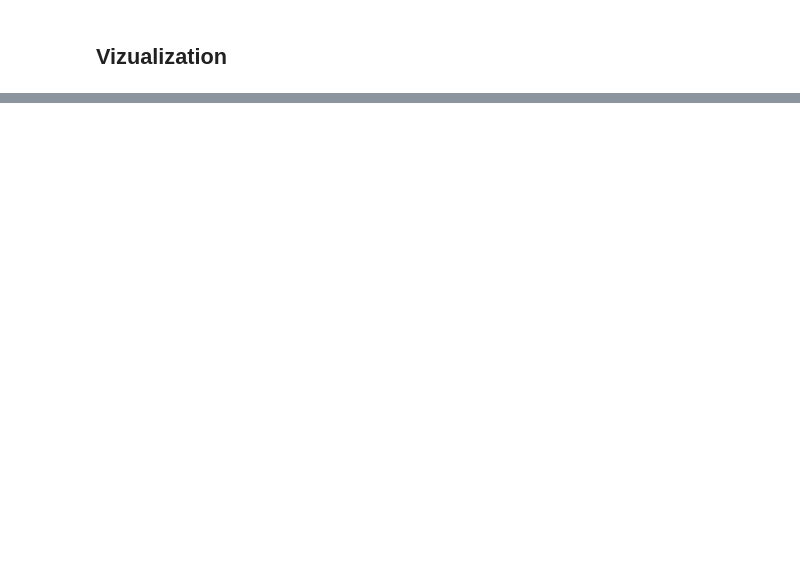
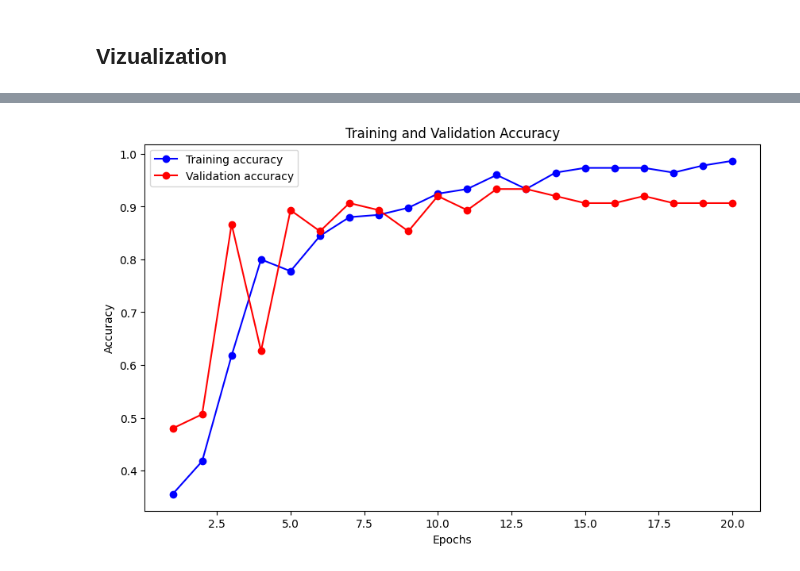
Before and after one commit to alexfrater/ASHLA, a Jupyter notebook: python/preprocessing.ipynb, the cells around one changed output, grey strips where cells are left out. Drawn from its saved outputs; the diff is of its cells as text; code cells hidden in the pictures; blank space fills up the shorter version.

```diff
--- a/python/preprocessing.ipynb
+++ b/python/preprocessing.ipynb
@@ -165,5 +172,5 @@ Trainable params: 1080259 (4.12 MB)
 Non-trainable params: 0 (0.00 Byte)
 _________________________________________________________________
 # %%
-get_model().fit(X_train, y_train, validation_data=(X_test, y_test), epochs=100, batch_size=32, verbose=1)
+history = model_simple.fit(X_train, y_train, validation_data=(X_test, y_test), epochs=20, batch_size=32, verbose=1)
 # %% [output]
@@ -192,0 +199,20 @@ get_model().evaluate(X_test, y_test)
+# %%
+import matplotlib.pyplot as plt
+
+# Extract accuracy and val_accuracy from the history object
+acc = history.history['accuracy']
+val_acc = history.history['val_accuracy']
+epochs = range(1, len(acc) + 1)
+
+# Plotting
+plt.figure(figsize=(10, 6))  # Set the figure size for better readability
+plt.plot(epochs, acc, 'bo-', label='Training accuracy')  # bo- for blue dot markers
+plt.plot(epochs, val_acc, 'ro-', label='Validation accuracy')  # ro- for red dot markers
+plt.title('Training and Validation Accuracy')
+plt.xlabel('Epochs')
+plt.ylabel('Accuracy')
+plt.legend()
+
+plt.show()
+# %% [output]
+[figure, added]
```
Also changed, not shown: parts of 17 cells of this notebook, 6 other files.
